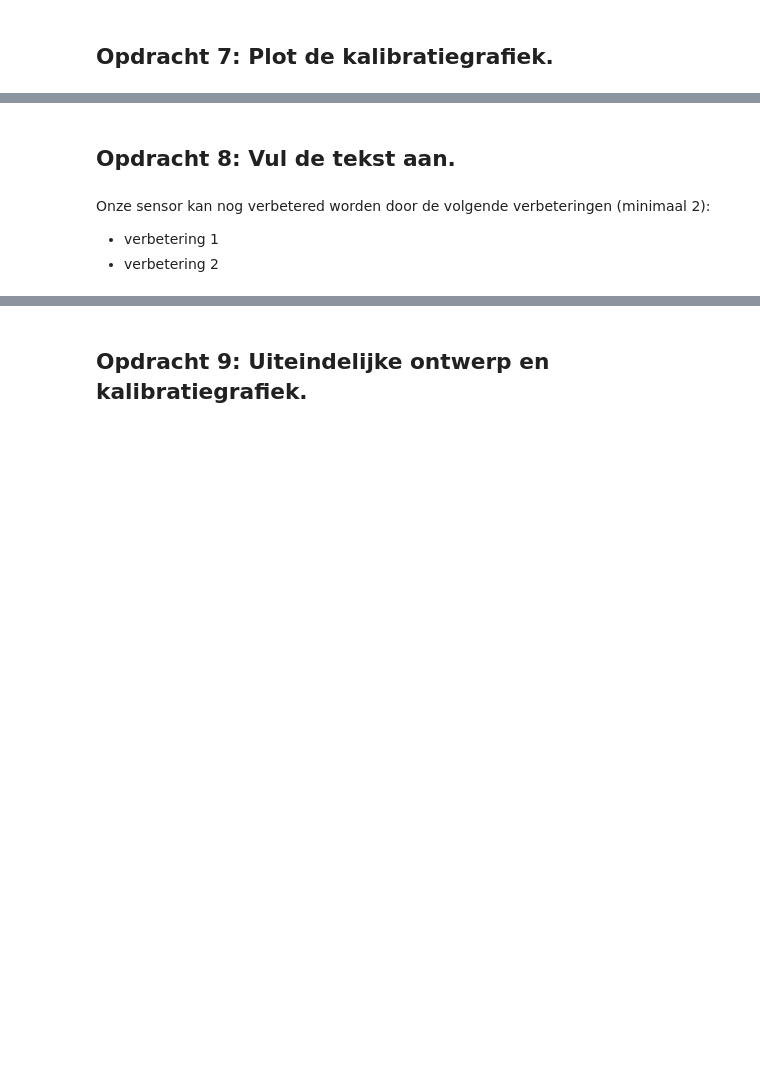
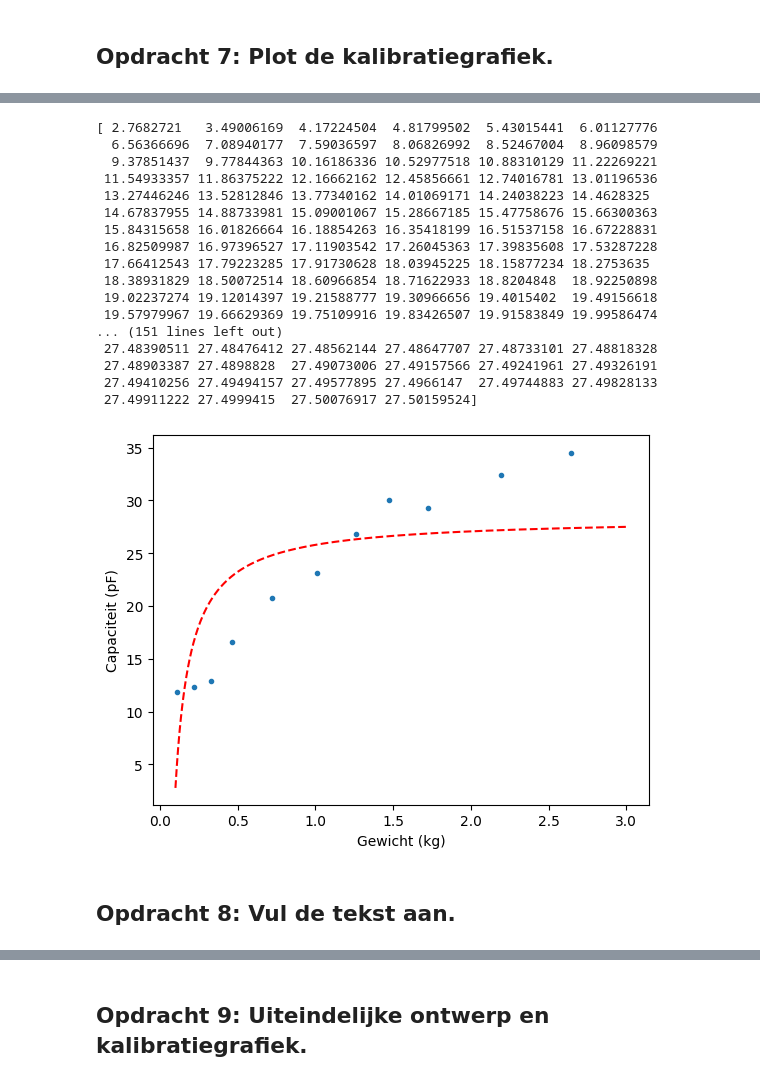
Before and after one commit to sralmulder-hash/opdrachten-DEF-D, a Jupyter notebook: FysiekeOntwerpopdrachten/2OntwerpEenSensorCondensator/DEFOntwerpopdracht2OntwerpEenSensorInvulTemplate.ipynb, the cells around one changed output, grey strips where cells are left out. Cells and saved outputs as stored; diff of their text form; code cells hidden in the pictures; blank space fills up the shorter version.

```diff
--- a/FysiekeOntwerpopdrachten/2OntwerpEenSensorCondensator/DEFOntwerpopdracht2OntwerpEenSensorInvulTemplate.ipynb
+++ b/FysiekeOntwerpopdrachten/2OntwerpEenSensorCondensator/DEFOntwerpopdracht2OntwerpEenSensorInvulTemplate.ipynb
@@ -106,7 +162,43 @@ Pas deze tekst aan: Wij gaan een sensor maken die X meet.
+# %%
+R_shunt = 1000 # Ohm
+freq = 100000 # Hz
+A_in = 8 # V
+capaciteitino = np.array([23.1, 20.8, 16.6, 29.3, 32.4, 34.5, 30, 11.9, 12.3, 12.9, 26.8]) # pF
+gewicht = np.array([1.0083, 0.7181, 0.4637, 1.7264, 2.1929, 2.641, 1.4748, 0.1127, 0.2164, 0.3291, 1.2627]) # kg
+echte_c = capaciteitino * 1e-12
+
+u_gewicht = 0.00005
+u_cap = 0.1
+
+popt2, pcov2 = curve_fit(cfunctie, gewicht, echte_c)
+
+gewicht_test = np.linspace(0.1, 3, 1000)
+cap_test = cfunctie(gewicht_test, *popt2) * 1e12
+print(cap_test)
+plt.figure()
+plt.xlabel('Gewicht (kg)')
+plt.ylabel('Capaciteit (pF)')
+plt.errorbar(gewicht, capaciteitino, xerr=u_gewicht, yerr=u_cap, fmt='.')
+plt.plot(gewicht_test, cap_test, 'r--')
+plt.show()
+# %% [output]
+[ 2.7682721   3.49006169  4.17224504  4.81799502  5.43015441  6.01127776
+  6.56366696  7.08940177  7.59036597  8.06826992  8.52467004  8.96098579
+  9.37851437  9.77844363 10.16186336 10.52977518 10.88310129 11.22269221
+ 11.54933357 11.86375222 12.16662162 12.45856661 12.74016781 13.01196536
+ 13.27446246 13.52812846 13.77340162 14.01069171 14.24038223 14.4628325
+ 14.67837955 14.88733981 15.09001067 15.28667185 15.47758676 15.66300363
+ 15.84315658 16.01826664 16.18854263 16.35418199 16.51537158 16.67228831
+ 16.82509987 16.97396527 17.11903542 17.26045363 17.39835608 17.53287228
+ 17.66412543 17.79223285 17.91730628 18.03945225 18.15877234 18.2753635
+ 18.38931829 18.50072514 18.60966854 18.71622933 18.8204848  18.92250898
+ 19.02237274 19.12014397 19.21588777 19.30966656 19.4015402  19.49156618
+ 19.57979967 19.66629369 19.75109916 19.83426507 19.91583849 19.99586474
+... (151 lines left out)
+ 27.48390511 27.48476412 27.48562144 27.48647707 27.48733101 27.48818328
+ 27.48903387 27.4898828  27.49073006 27.49157566 27.49241961 27.49326191
+ 27.49410256 27.49494157 27.49577895 27.4966147  27.49744883 27.49828133
+ 27.49911222 27.4999415  27.50076917 27.50159524]
+[figure, added]
 # %% [markdown]
 ## Opdracht 8: Vul de tekst aan.
-# %% [markdown]
-Onze sensor kan nog verbetered worden door de volgende verbeteringen (minimaal 2):
-
-* verbetering 1
-* verbetering 2
```
Also changed, not shown: parts of 19 cells of this notebook, 4 other files.
